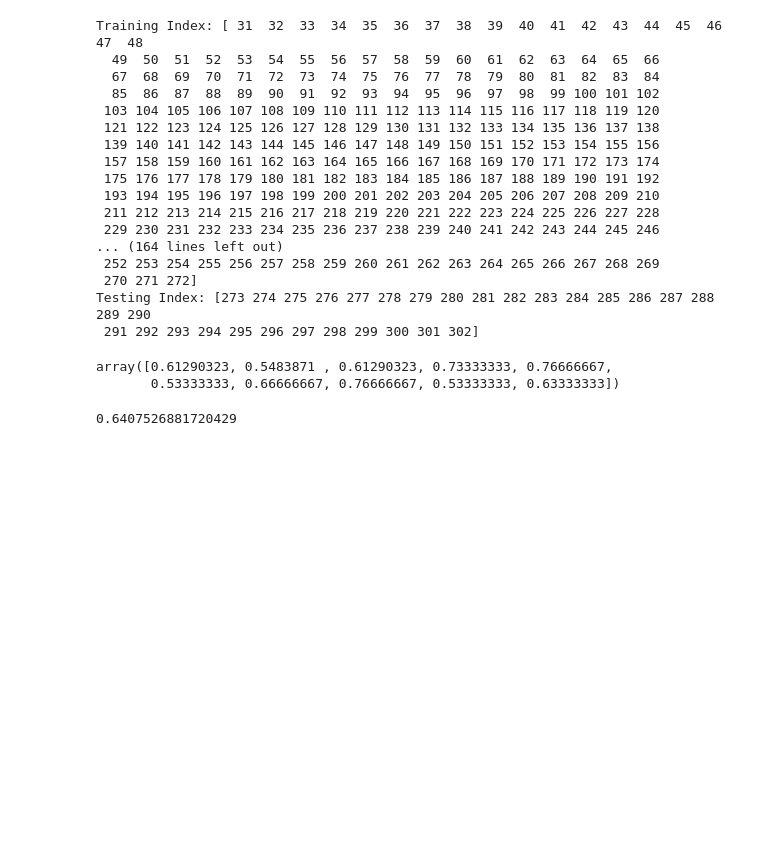
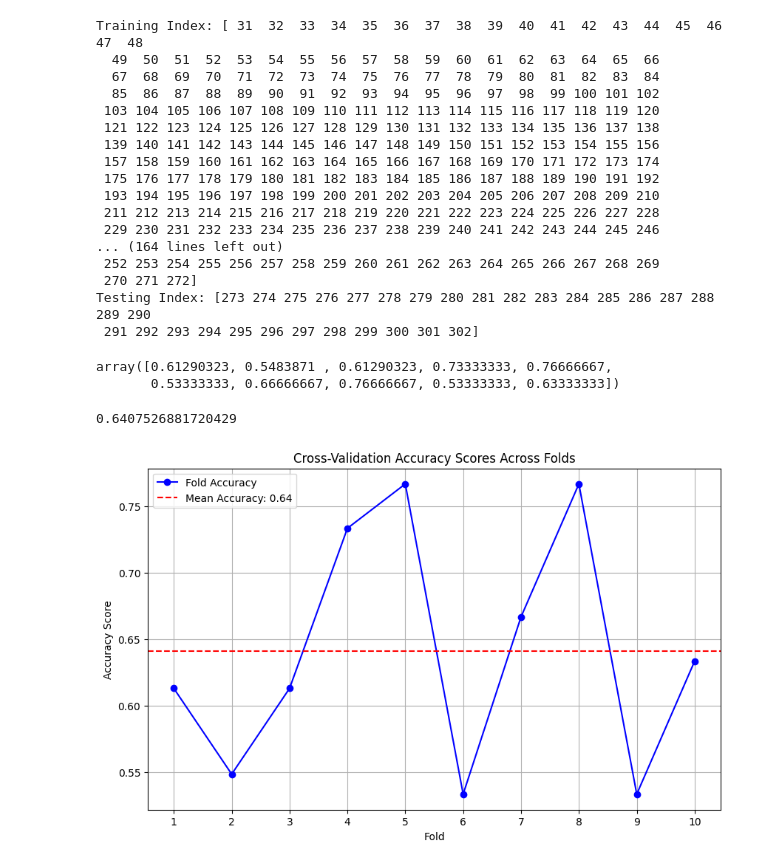
Before and after one commit to SawairaK/KNN, a Jupyter notebook: KNN_cross_validation.ipynb, the cells around one changed output. Cells and saved outputs as stored; diff of their text form; code cells hidden in the pictures; blank space fills up the shorter version.

```diff
--- a/KNN_cross_validation.ipynb
+++ b/KNN_cross_validation.ipynb
@@ -199,3 +218,17 @@ array([0.61290323, 0.5483871 , 0.61290323, 0.73333333, 0.76666667,
 np.mean(scv_result)
 # %% [output]
 0.6407526881720429
+# %%
+# Plotting Cross-Validation Results
+plt.figure(figsize=(10, 6))
+plt.plot(range(1, len(scv_result) + 1), scv_result, marker='o', linestyle='-', color='b', label='Fold Accuracy')
+plt.axhline(np.mean(scv_result), color='r', linestyle='--', label=f'Mean Accuracy: {np.mean(scv_result):.2f}')
+plt.title('Cross-Validation Accuracy Scores Across Folds')
+plt.xlabel('Fold')
+plt.ylabel('Accuracy Score')
+plt.xticks(range(1, len(scv_result) + 1))
+plt.legend()
+plt.grid(True)
+plt.show()
+# %% [output]
+[figure, added]
```
Also changed, not shown: parts of 2 cells of this notebook.
